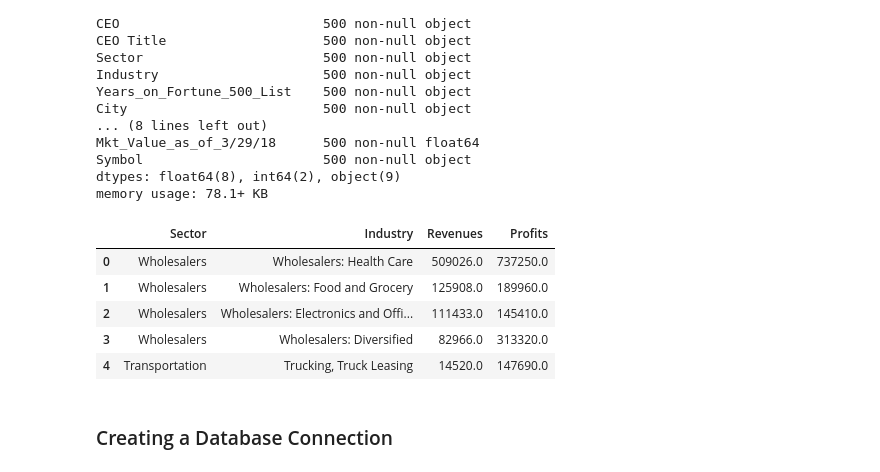
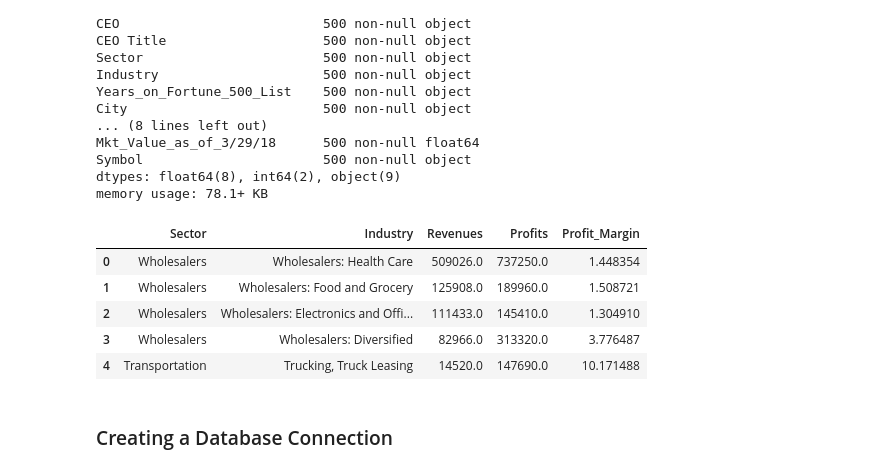
Before and after one commit to ic2019/group_project2, a Jupyter notebook: Scripts/Data_Cleaning_Exploration.ipynb, the cells around one changed output. Drawn from its saved outputs; the diff is of its cells as text; code cells hidden in the pictures.

```diff
--- a/Scripts/Data_Cleaning_Exploration.ipynb
+++ b/Scripts/Data_Cleaning_Exploration.ipynb
@@ -284,16 +284,17 @@ fortune500_data.to_csv("../fortune500/db/fortune500.csv", index=False)
 # %%
 # Calculating agregated revenue and profit sector wise
 
 # Creating more dataframes for sector wise aggregation for revenues and Profits
 agg_sector = fortune500_data[["Sector","Industry","Revenues", "Profits"]].groupby(["Sector", "Industry"]).sum().sort_values(by=["Sector", "Industry"], ascending=False).reset_index()
+agg_sector["Profit_Margin"] = agg_sector["Profits"] / agg_sector["Revenues"]
 agg_sector.head()
 # %% [output]
-|  | Sector | Industry | Revenues | Profits |
-| 0 | Wholesalers | Wholesalers: Health Care | 509026.0 | 737250.0 |
-| 1 | Wholesalers | Wholesalers: Food and Grocery | 125908.0 | 189960.0 |
-| 2 | Wholesalers | Wholesalers: Electronics and Offi... | 111433.0 | 145410.0 |
-| 3 | Wholesalers | Wholesalers: Diversified | 82966.0 | 313320.0 |
-| 4 | Transportation | Trucking, Truck Leasing | 14520.0 | 147690.0 |
+|  | Sector | Industry | Revenues | Profits | Profit_Margin |
+| 0 | Wholesalers | Wholesalers: Health Care | 509026.0 | 737250.0 | 1.448354 |
+| 1 | Wholesalers | Wholesalers: Food and Grocery | 125908.0 | 189960.0 | 1.508721 |
+| 2 | Wholesalers | Wholesalers: Electronics and Offi... | 111433.0 | 145410.0 | 1.304910 |
+| 3 | Wholesalers | Wholesalers: Diversified | 82966.0 | 313320.0 | 3.776487 |
+| 4 | Transportation | Trucking, Truck Leasing | 14520.0 | 147690.0 | 10.171488 |
 # %%
 # Writing the aggregate data into CSV's
 agg_sector.to_csv("../fortune500/db/sector_industry.csv")
```
Also changed, not shown: parts of 1 cell of this notebook, 1 other file.
